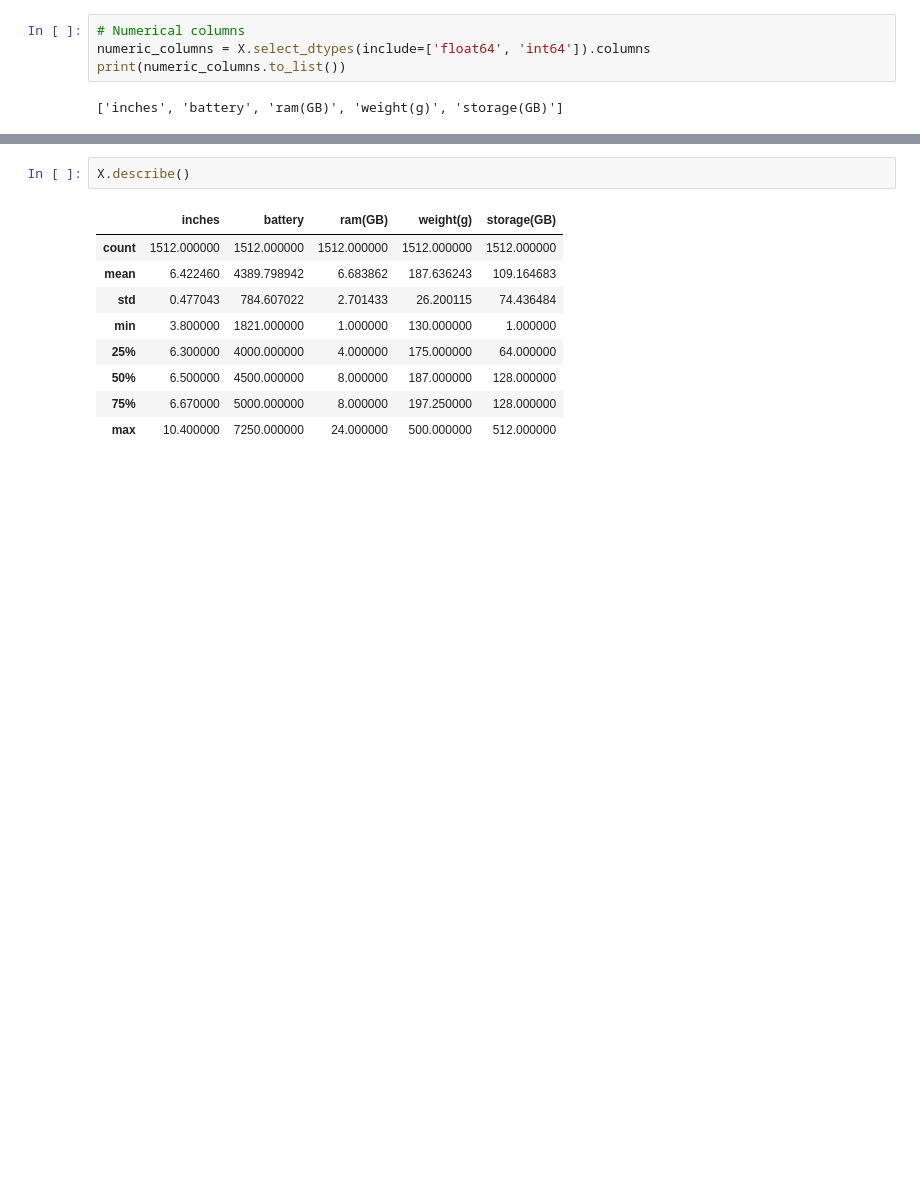
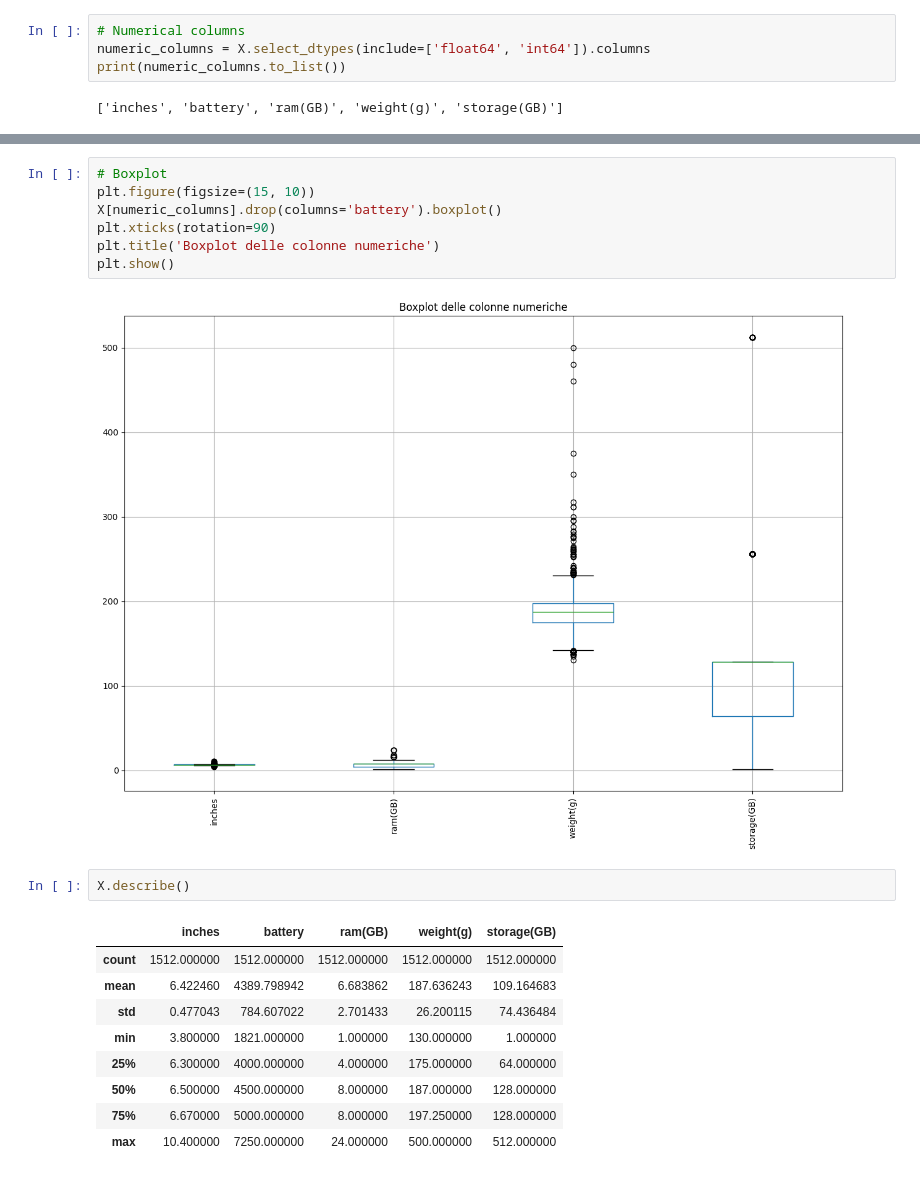
Before and after one commit to vincenzorrei/EDU-FeatureSelection, a Jupyter notebook: main.ipynb, the cells around one changed output, grey strips where cells are left out. Drawn from its saved outputs; the diff is of its cells as text; blank space fills up the shorter version.

```diff
--- a/main.ipynb
+++ b/main.ipynb
@@ -182,3 +201,12 @@ plt.show()
+# %%
+# Boxplot
+plt.figure(figsize=(15, 10))
+X[numeric_columns].drop(columns='battery').boxplot()
+plt.xticks(rotation=90)
+plt.title('Boxplot delle colonne numeriche')
+plt.show()
+# %% [output]
+[figure, added]
 # %%
 X.describe()
 # %% [output]
```
Also changed, not shown: parts of 11 cells of this notebook.
